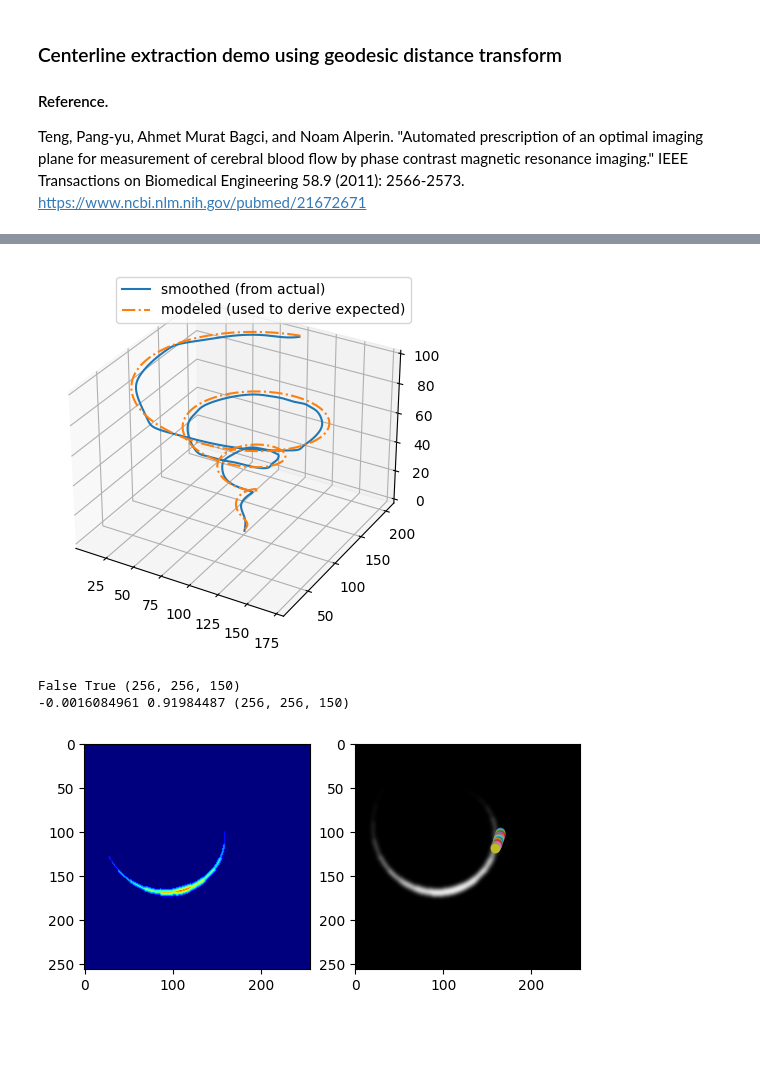
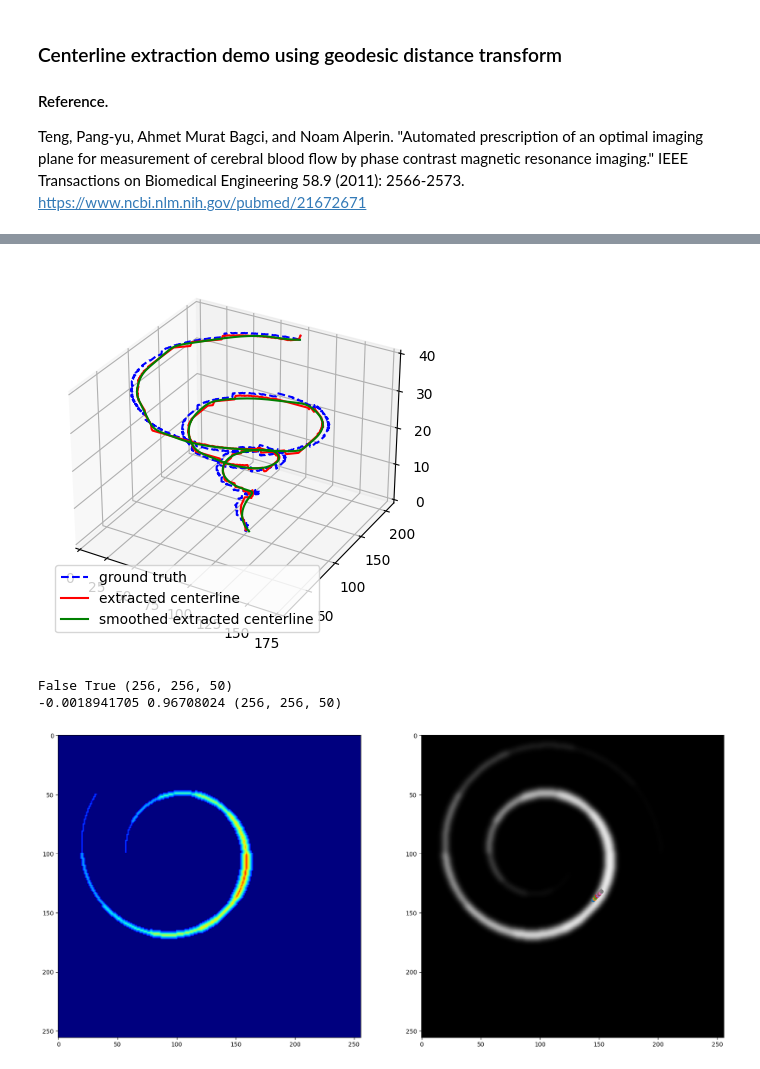
Before and after one commit to pangyuteng/simple-centerline-extraction, a Jupyter notebook: demo.ipynb, the cells around one changed output, grey strips where cells are left out. Drawn from its saved outputs; the diff is of its cells as text; code cells hidden in the pictures; blank space fills up the shorter version.

Commit message:
wip extract_centerline

```diff
--- a/demo.ipynb
+++ b/demo.ipynb
@@ -26,8 +26,8 @@ def mock_image():
     r = z**2 + 3
     x = r * np.sin(theta) + const
     y = r * np.cos(theta) + const
-    z = z*10
-    img = np.zeros([256,256,150])
+    z = z*4
+    img = np.zeros([256,256,50])
     for i,j,k in zip(x,y,z):
         img[int(i),int(j),int(k)]=1
     img=binary_dilation(img,iterations=5)
@@ -61,12 +61,13 @@ smothing_factor = 100
 s_x,s_y,s_z = smooth_3d_array(c_x,c_y,c_z,s=smothing_factor)
 fig = plt.figure()
 ax = fig.add_subplot(1,1,1,projection='3d')
-ax.plot(s_x,s_y,s_z, label='smoothed (from actual)')
-ax.plot(x, y, z, label='modeled (used to derive expected)',linestyle='-.')
+ax.plot(x_int, y_int, z_int, label='ground truth',linestyle='--',color='blue')
+ax.plot(c_x,c_y,c_z, label='extracted centerline',color='red')
+ax.plot(s_x,s_y,s_z, label='smoothed extracted centerline',color='green')
 ax.legend()
 plt.show()
 # %% [output]
-[figure, old version]
+[figure, new version]
 # %%
 print(np.min(img),np.max(img),img.shape)
 
@@ -82,23 +83,28 @@ tmp = sitk.GetArrayFromImage(img_obj)
 
 print(np.min(tmp),np.max(tmp),img_obj.GetSize())
 # %% [output]
-False True (256, 256, 150)
--0.0016084961 0.91984487 (256, 256, 150)
+False True (256, 256, 50)
+-0.0018941705 0.96708024 (256, 256, 50)
 # %%
 sitk.WriteImage(img_obj,'img.nii.gz')
 # %%
-myz = 80
+offset = 1
+myz = 30
+plt.figure(figsize=(20,20))
 plt.subplot(121)
 plt.imshow(bsfield[:,:,myz].squeeze(),cmap='jet',vmin=0,vmax=5)
 plt.subplot(122)
 plt.imshow(tmp[myz,:,:].squeeze(),cmap='gray',vmin=0,vmax=1)
 for n,idx in enumerate(range(len(s_z))):
     slice_center = int(c_x[idx  ]),int(c_y[idx  ]),int(c_z[idx  ])
     if slice_center[2] != myz:
         continue
-    plt.scatter(slice_center[0],slice_center[1])
+    before_point = int(s_x[idx-offset]),int(s_y[idx-offset]),int(s_z[idx-offset])
+    after_point  = int(s_x[idx+offset]),int(s_y[idx+offset]),int(s_z[idx+offset])
+    plt.scatter(slice_center[1],slice_center[0])
+    plt.plot([before_point[1],after_point[1]],[before_point[0],after_point[0]],linestyle='-')
 # %% [output]
-[figure, old version]
+[figure, new version]
 # %%
 
 for n,idx in enumerate(range(len(s_z))):
```
Also changed, not shown: parts of 3 cells of this notebook.
